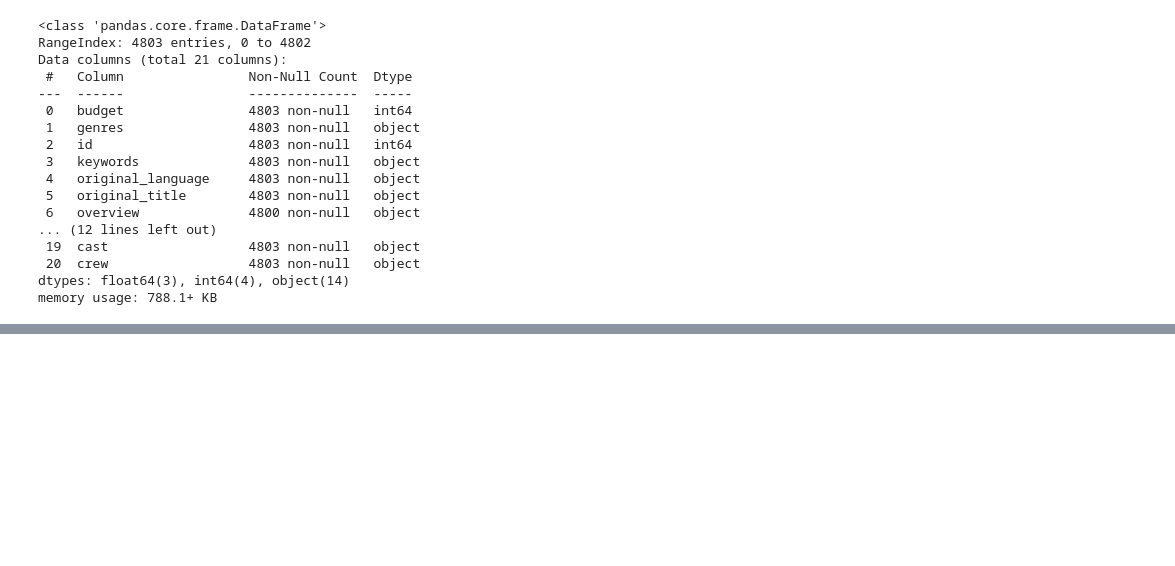
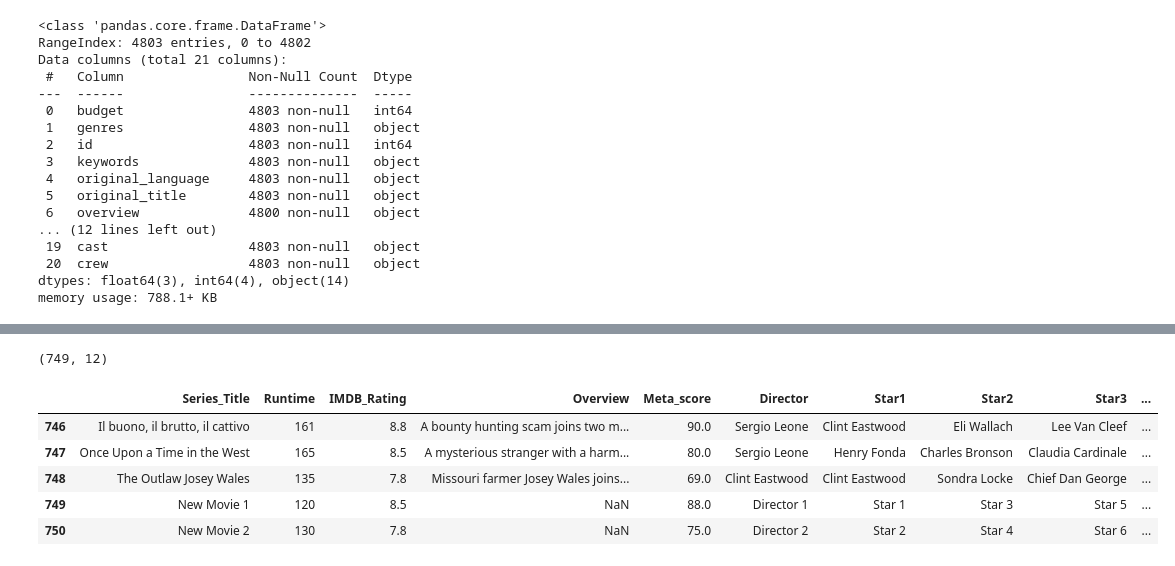
Before and after one commit to jwmathis/SSE591_Project3, a Jupyter notebook: Top Movies Data Analysis/MovieDataAnalysis.ipynb, the cells around one changed output, grey strips where cells are left out. Saved outputs shown, nothing was run; the diff lists cells and outputs as text; code cells hidden in the pictures; blank space fills up the shorter version.

```diff
--- a/Top Movies Data Analysis/MovieDataAnalysis.ipynb
+++ b/Top Movies Data Analysis/MovieDataAnalysis.ipynb
@@ -782,0 +809,46 @@ merged_df
+# %%
+# Example using concat to combine DataFrames along rows
+movies_part1 = movies_df.iloc[:500]  # First half of the DataFrame
+movies_part2 = movies_df.iloc[500:]  # Second half of the DataFrame
+
+# Concatenate the two parts
+movies_combined = pd.concat([movies_part1, movies_part2])
+
+# Verify the concatenation
+print(movies_combined.shape)
+# %% [output]
+(749, 12)
+# %%
+import pandas as pd
+
+# Assuming movies_df is already defined and loaded
+# Create the additional DataFrame
+additional_movies = pd.DataFrame({
+    'Rank': [1001, 1002],
+    'Series_Title': ['New Movie 1', 'New Movie 2'],
+    'Released_Year': [2023, 2023],
+    'Runtime': [120, 130],
+    'Genre': ['Drama', 'Comedy'],
+    'IMDB_Rating': [8.5, 7.8],
+    'Meta_score': [88, 75],
+    'Director': ['Director 1', 'Director 2'],
+    'Star1': ['Star 1', 'Star 2'],
+    'Star2': ['Star 3', 'Star 4'],
+    'Star3': ['Star 5', 'Star 6'],
+    'Star4': ['Star 7', 'Star 8'],
+    'No_of_Votes': [15000, 12000],
+    'Gross': [1000000, 2000000]
+})
+
+# Use pd.concat to append the additional movies
+movies_combined = pd.concat([movies_df, additional_movies], ignore_index=True)
+
+# Verify the append operation
+display(movies_combined.tail())
+# %% [output]
+|  | Series_Title | Runtime | IMDB_Rating | Overview | Meta_score | Director | Star1 | Star2 | Star3 | ... |
+| 746 | Il buono, il brutto, il cattivo | 161 | 8.8 | A bounty hunting scam joins two m... | 90.0 | Sergio Leone | Clint Eastwood | Eli Wallach | Lee Van Cleef | ... |
+| 747 | Once Upon a Time in the West | 165 | 8.5 | A mysterious stranger with a harm... | 80.0 | Sergio Leone | Henry Fonda | Charles Bronson | Claudia Cardinale | ... |
+| 748 | The Outlaw Josey Wales | 135 | 7.8 | Missouri farmer Josey Wales joins... | 69.0 | Clint Eastwood | Clint Eastwood | Sondra Locke | Chief Dan George | ... |
+| 749 | New Movie 1 | 120 | 8.5 | NaN | 88.0 | Director 1 | Star 1 | Star 3 | Star 5 | ... |
+| 750 | New Movie 2 | 130 | 7.8 | NaN | 75.0 | Director 2 | Star 2 | Star 4 | Star 6 | ... |
```
Also changed, not shown: parts of 3 cells of this notebook, 5 other files.
